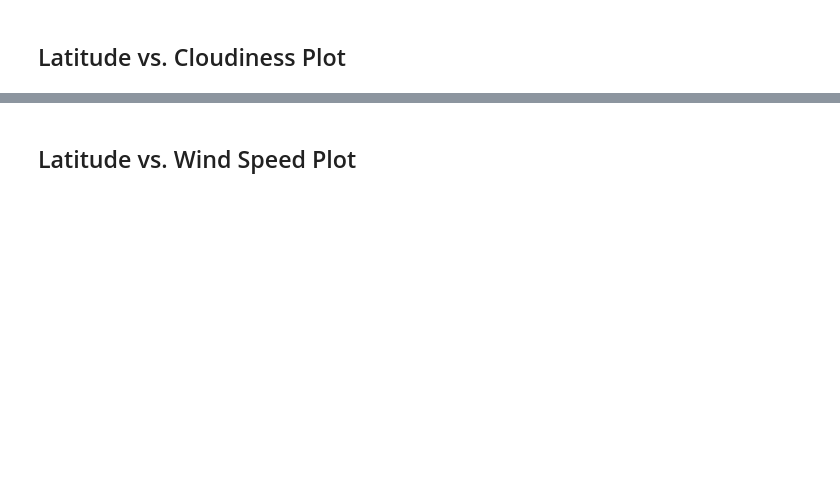
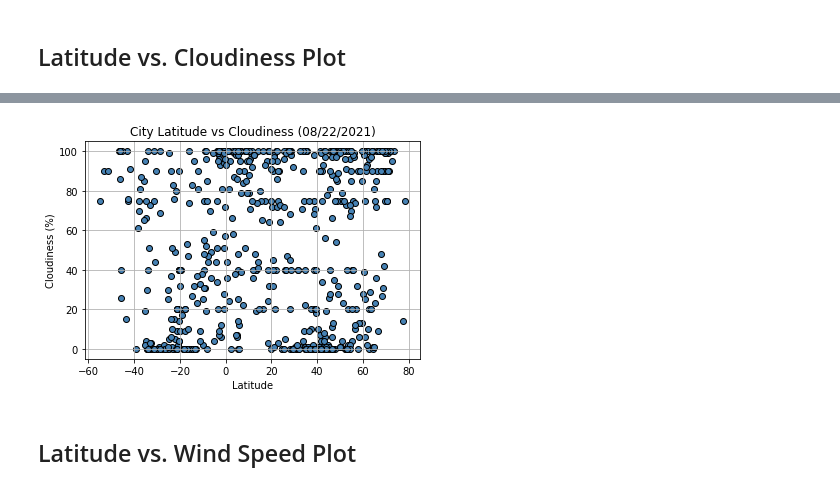
Before and after one commit to hinaabidi/APIChallenge, a Jupyter notebook: starter_code/WeatherPy.ipynb, the cells around one changed output, grey strips where cells are left out. Saved outputs shown, nothing was run; the diff lists cells and outputs as text; code cells hidden in the pictures; blank space fills up the shorter version.

```diff
--- a/starter_code/WeatherPy.ipynb
+++ b/starter_code/WeatherPy.ipynb
@@ -236,2 +241,12 @@ plt.savefig("Images/City Latitude vs Max Temperature.png")
+# %%
+plt.title(f"City Latitude vs Cloudiness ({d1})")
+plt.ylabel("Cloudiness (%)")
+plt.xlabel("Latitude")
+plt.scatter(weather_data["Lat"], weather_data["Clouds"], color = "steelblue", edgecolor = "black")
+plt.grid()
+
+plt.savefig(f"Images/City Latitude vs Cloudiness.png")
+# %% [output]
+[figure, added]
 # %% [markdown]
 ## Latitude vs. Wind Speed Plot
```
Also changed, not shown: parts of 6 cells of this notebook, 6 other files.
